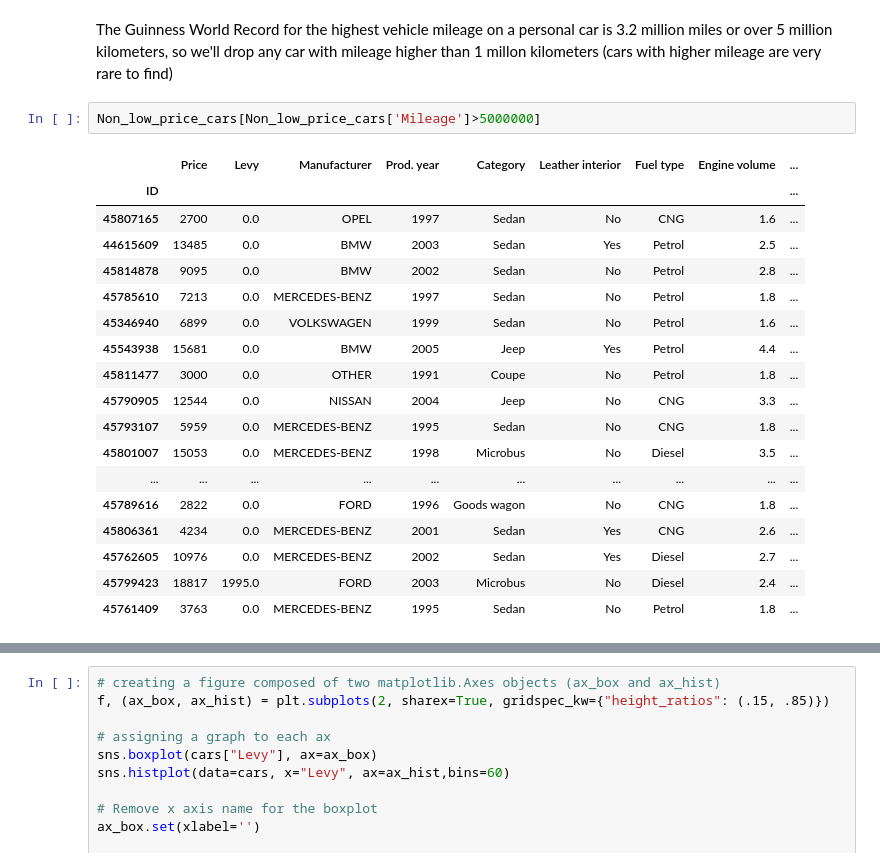
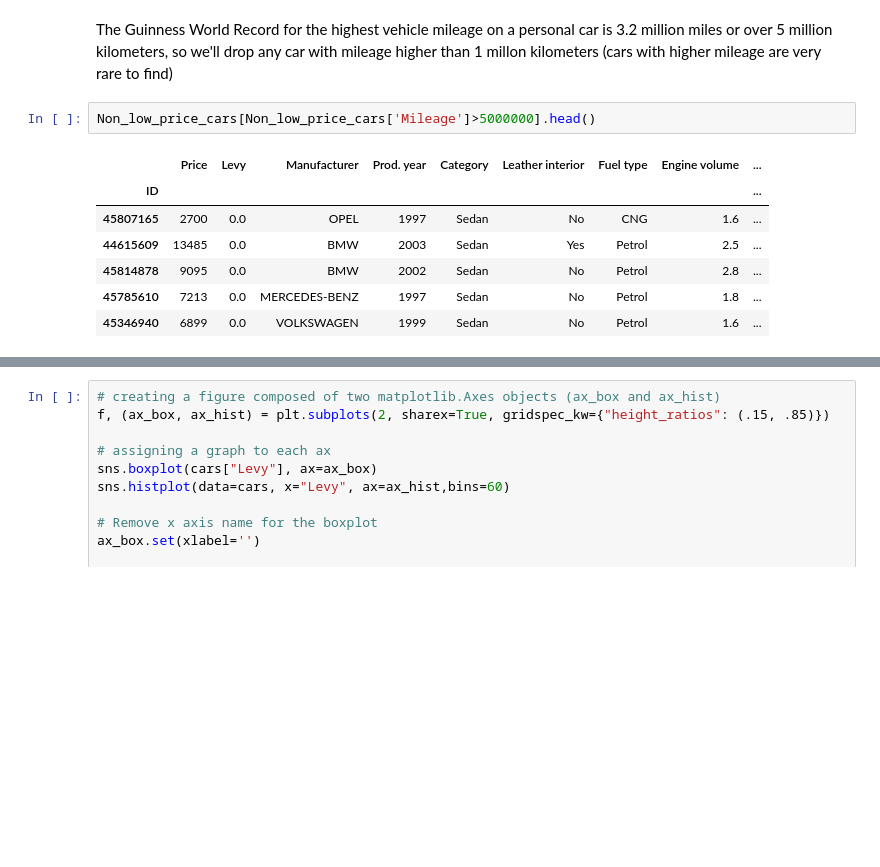
Before and after one commit to omunozsanchezdeloitte/Capstone---Group-3, a Jupyter notebook: Untitled.ipynb, the cells around one changed output, grey strips where cells are left out. Drawn from its saved outputs; the diff is of its cells as text; blank space fills up the shorter version.

```diff
--- a/Untitled.ipynb
+++ b/Untitled.ipynb
@@ -543,26 +495,15 @@ Non_low_price_cars
 # %% [markdown]
 The Guinness World Record for the highest vehicle mileage on a personal car is 3.2 million miles or over 5 million kilometers, so we'll drop any car with mileage higher than 1 millon kilometers (cars with higher mileage are very rare to find)
 # %%
-Non_low_price_cars[Non_low_price_cars['Mileage']>5000000]
+Non_low_price_cars[Non_low_price_cars['Mileage']>5000000].head()
 # %% [output]
 |  | Price | Levy | Manufacturer | Prod. year | Category | Leather interior | Fuel type | Engine volume | ... |
 | ID |  |  |  |  |  |  |  |  | ... |
 | 45807165 | 2700 | 0.0 | OPEL | 1997 | Sedan | No | CNG | 1.6 | ... |
 | 44615609 | 13485 | 0.0 | BMW | 2003 | Sedan | Yes | Petrol | 2.5 | ... |
 | 45814878 | 9095 | 0.0 | BMW | 2002 | Sedan | No | Petrol | 2.8 | ... |
 | 45785610 | 7213 | 0.0 | MERCEDES-BENZ | 1997 | Sedan | No | Petrol | 1.8 | ... |
 | 45346940 | 6899 | 0.0 | VOLKSWAGEN | 1999 | Sedan | No | Petrol | 1.6 | ... |
-| 45543938 | 15681 | 0.0 | BMW | 2005 | Jeep | Yes | Petrol | 4.4 | ... |
-| 45811477 | 3000 | 0.0 | OTHER | 1991 | Coupe | No | Petrol | 1.8 | ... |
-| 45790905 | 12544 | 0.0 | NISSAN | 2004 | Jeep | No | CNG | 3.3 | ... |
-| 45793107 | 5959 | 0.0 | MERCEDES-BENZ | 1995 | Sedan | No | CNG | 1.8 | ... |
-| 45801007 | 15053 | 0.0 | MERCEDES-BENZ | 1998 | Microbus | No | Diesel | 3.5 | ... |
-| ... | ... | ... | ... | ... | ... | ... | ... | ... | ... |
-| 45789616 | 2822 | 0.0 | FORD | 1996 | Goods wagon | No | CNG | 1.8 | ... |
-| 45806361 | 4234 | 0.0 | MERCEDES-BENZ | 2001 | Sedan | Yes | CNG | 2.6 | ... |
-| 45762605 | 10976 | 0.0 | MERCEDES-BENZ | 2002 | Sedan | Yes | Diesel | 2.7 | ... |
-| 45799423 | 18817 | 1995.0 | FORD | 2003 | Microbus | No | Diesel | 2.4 | ... |
-| 45761409 | 3763 | 0.0 | MERCEDES-BENZ | 1995 | Sedan | No | Petrol | 1.8 | ... |
 # %%
 high_mileage_indeces = Non_low_price_cars[Non_low_price_cars['Mileage']>1000000].index
 cars = Non_low_price_cars.drop(index=high_mileage_indeces).reset_index(drop=True)
```
Also changed, not shown: parts of 44 cells of this notebook.
